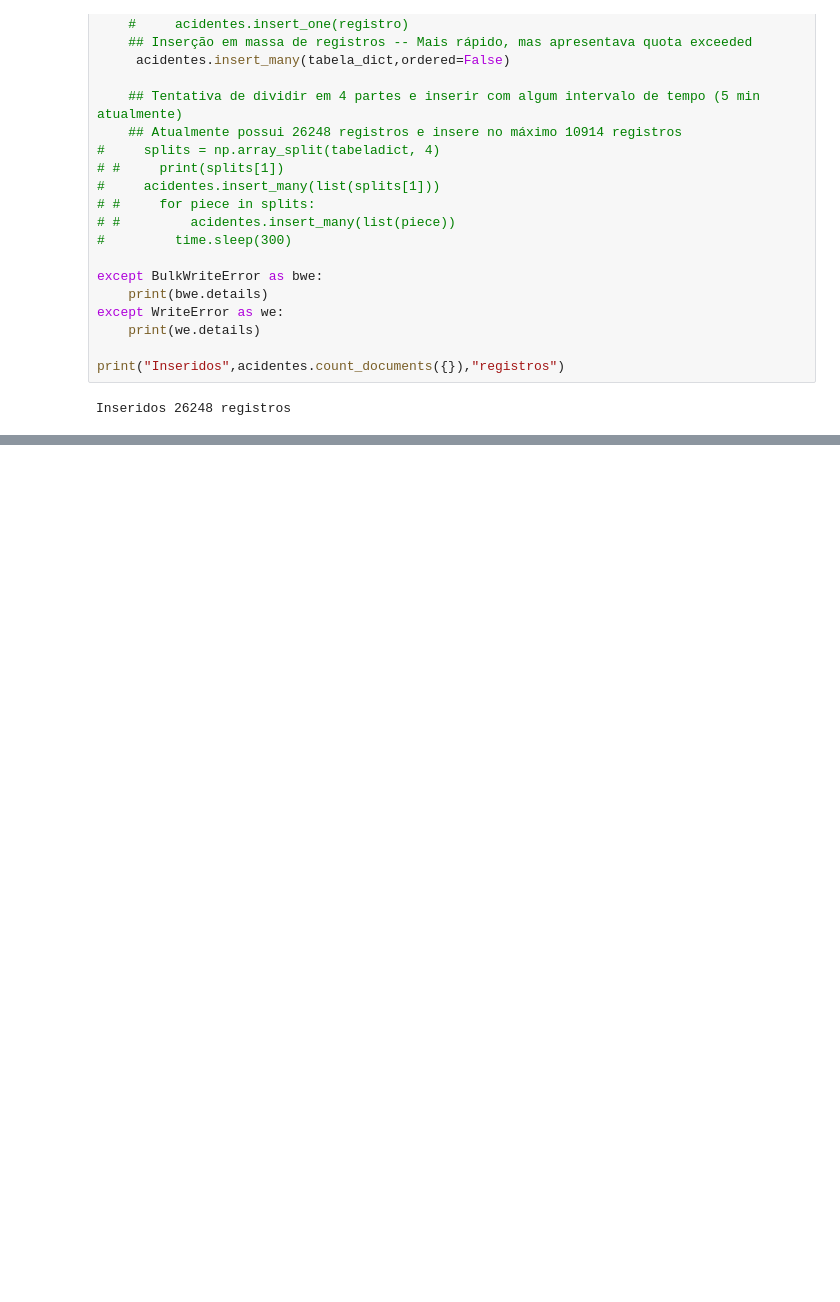
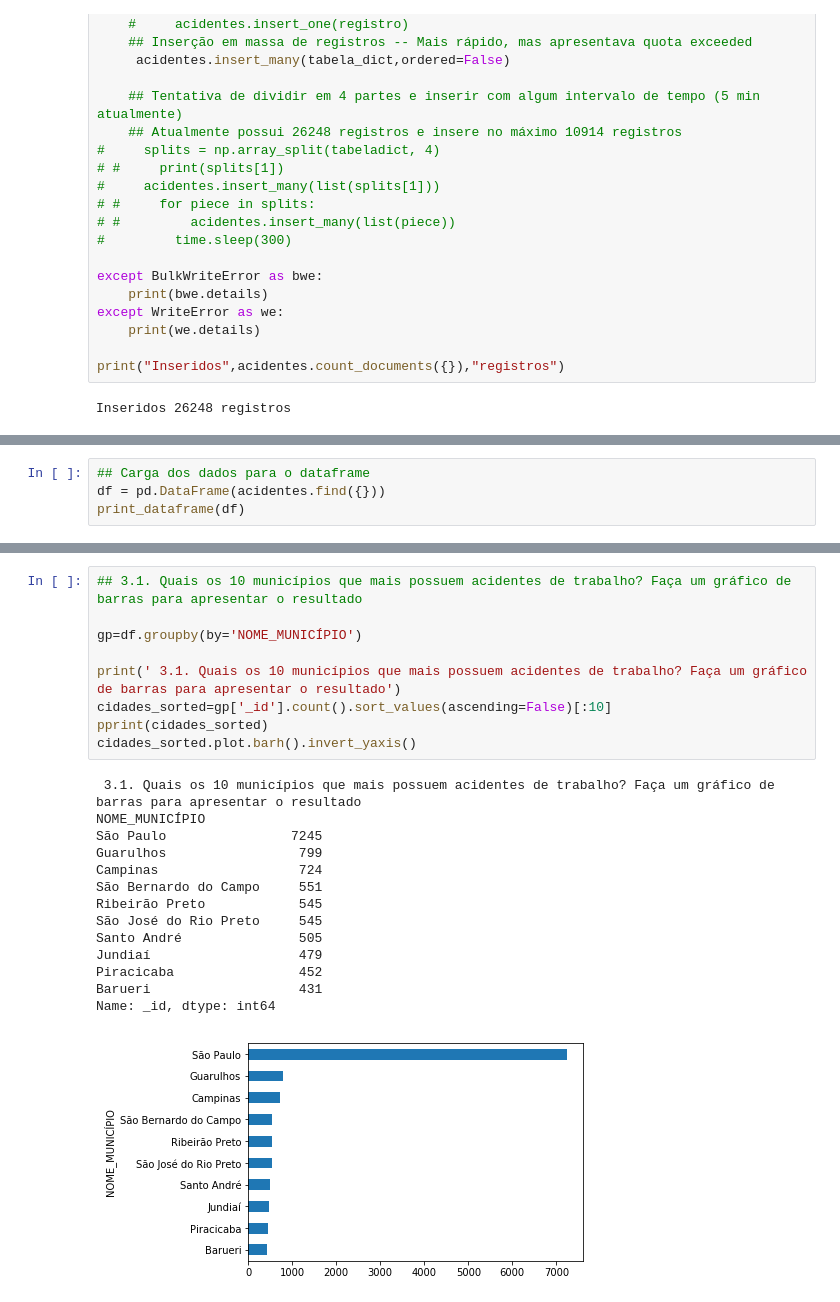
Before and after one commit to joaopmedeiros/trabalho2, a Jupyter notebook: Enunciado_T2_final.ipynb, the cells around one changed output, grey strips where cells are left out. Saved outputs shown, nothing was run; the diff lists cells and outputs as text; blank space fills up the shorter version.

```diff
--- a/Enunciado_T2_final.ipynb
+++ b/Enunciado_T2_final.ipynb
@@ -282,0 +291,4 @@ pprint.pprint(list(acidentes.aggregate(pipeline)))
+# %%
+## Carga dos dados para o dataframe
+df = pd.DataFrame(acidentes.find({}))
+print_dataframe(df)
@@ -282,0 +314,24 @@ pprint.pprint(list(acidentes.aggregate(pipeline)))
+# %%
+## 3.1. Quais os 10 municípios que mais possuem acidentes de trabalho? Faça um gráfico de barras para apresentar o resultado
+
+gp=df.groupby(by='NOME_MUNICÍPIO')
+
+print(' 3.1. Quais os 10 municípios que mais possuem acidentes de trabalho? Faça um gráfico de barras para apresentar o resultado')
+cidades_sorted=gp['_id'].count().sort_values(ascending=False)[:10]
+pprint(cidades_sorted)
+cidades_sorted.plot.barh().invert_yaxis()
+# %% [output]
+ 3.1. Quais os 10 municípios que mais possuem acidentes de trabalho? Faça um gráfico de barras para apresentar o resultado
+NOME_MUNICÍPIO
+São Paulo                7245
+Guarulhos                 799
+Campinas                  724
+São Bernardo do Campo     551
+Ribeirão Preto            545
+São José do Rio Preto     545
+Santo André               505
+Jundiaí                   479
+Piracicaba                452
+Barueri                   431
+Name: _id, dtype: int64
+[figure, added]
```
Also changed, not shown: parts of 12 cells of this notebook.
